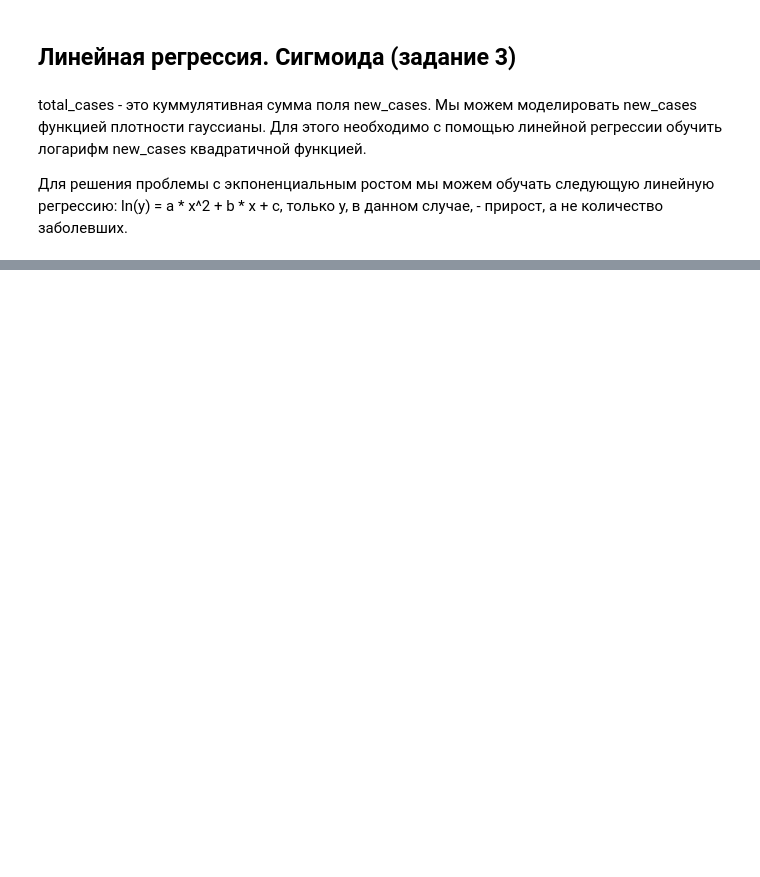
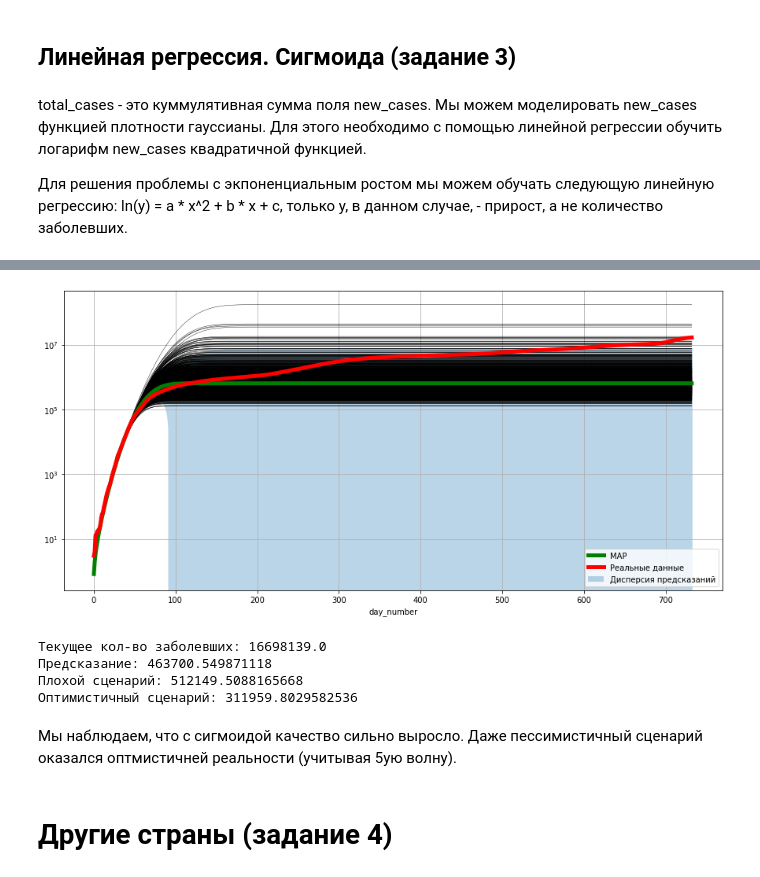
Before and after one commit to made-hw/AML, a Jupyter notebook: Продвинутое машинное обучение.ДЗ 1.ipynb, the cells around one changed output, grey strips where cells are left out. Saved outputs shown, nothing was run; the diff lists cells and outputs as text; code cells hidden in the pictures; blank space fills up the shorter version.

```diff
--- a/Продвинутое машинное обучение.ДЗ 1.ipynb
+++ b/Продвинутое машинное обучение.ДЗ 1.ipynb
@@ -241,0 +302,24 @@ data.loc[:200, [target, f'prediction_{target}']].plot(title='Прогноз пр
+# %%
+ys = []
+for w in np.random.multivariate_normal(cur_mu, cur_sigma, 1000):
+    ys.append(np.cumsum(np.exp(w[0] + w[1] * data['day_number'] + w[2] * data['day_number_pow2'])))
+for y in ys:
+    pd.Series(y, index=data['day_number'])\
+    .plot(grid=True, figsize=(15, 7), color='black', lw=0.4, label='_nolegend_')
+np.exp((cur_mu[1] * data['day_number'] + cur_mu[2]* data['day_number_pow2'] + cur_mu[0])).cumsum().plot(grid=True, figsize=(15, 7), color='green', logy=True, lw=5, label='MAP')
+ax = data[targets[0]].plot(grid=True, figsize=(15, 7), color='red', lw=5, label='Реальные данные', logy=True)
+ax.fill_between(data['day_number'], np.mean(ys, axis=0) - np.std(ys, axis=0), np.mean(ys, axis=0) + np.std(ys, axis=0), alpha=.3, label='Дисперсия предсказаний')
+ax.legend();
+# %% [output]
+[figure, added]
+# %%
+print(f'Текущее кол-во заболевших: {data[targets[0]].iloc[-1]} \nПредсказание: {np.array(ys)[-1, :].mean()} \nПлохой сценарий: {np.quantile(np.array(ys)[-1, :], 0.9)} \nОптимистичный сценарий: {np.quantile(np.array(ys)[-1, :], 0.1)}')
+# %% [output]
+Текущее кол-во заболевших: 16698139.0
+Предсказание: 463700.549871118
+Плохой сценарий: 512149.5088165668
+Оптимистичный сценарий: 311959.8029582536
+# %% [markdown]
+Мы наблюдаем, что с сигмоидой качество сильно выросло. Даже пессимистичный сценарий оказался оптмистичней реальности (учитывая 5ую волну).
+# %% [markdown]
+# Другие страны (задание 4)
```
Also changed, not shown: parts of 21 cells of this notebook.
